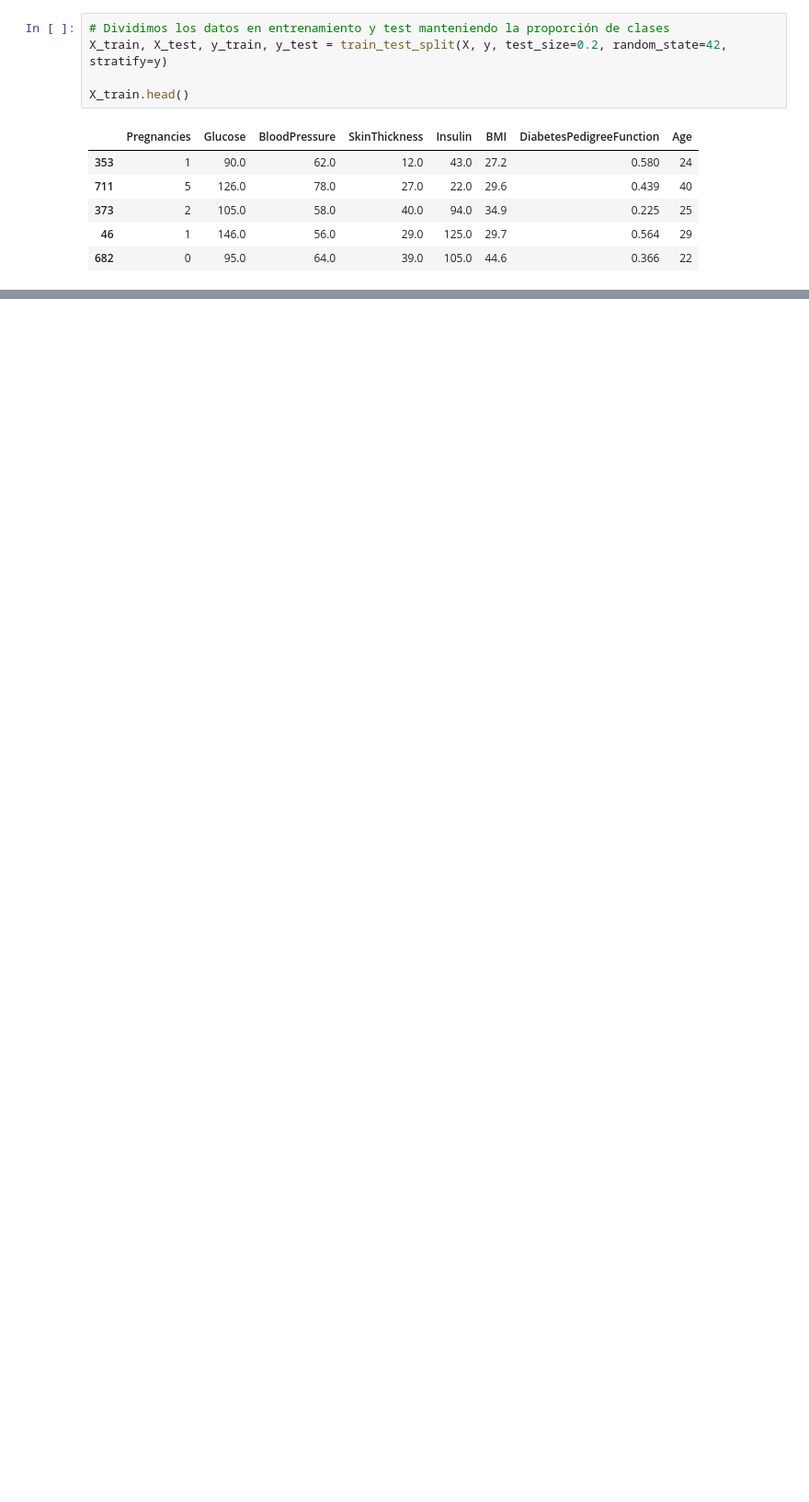
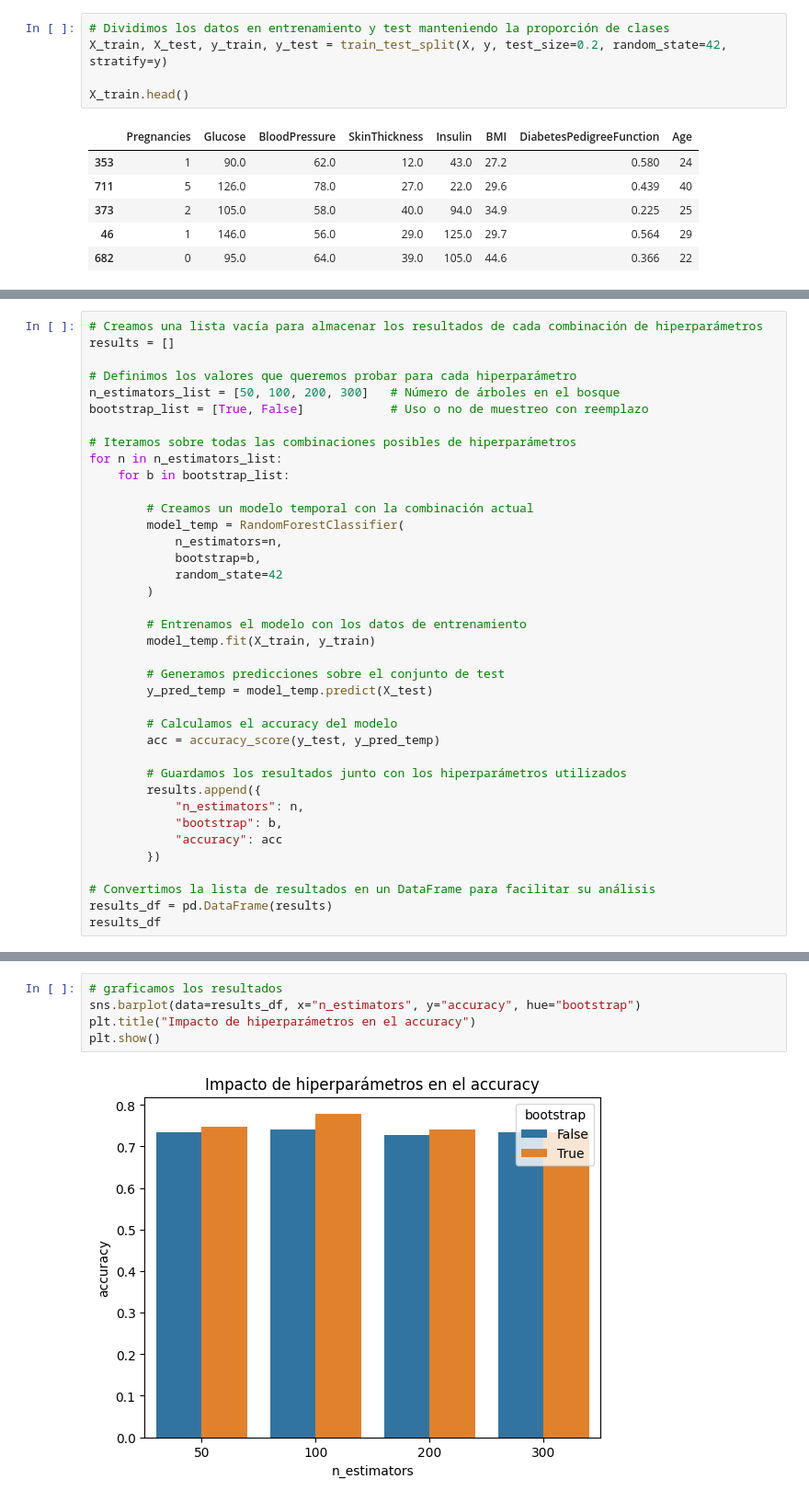
Before and after one commit to 4GeeksAcademy/anaisaponte-GitH-intro-ml, a Jupyter notebook: src/05-random-forest-diabetes.ipynb, the cells around one changed output, grey strips where cells are left out. Shown at 92% size. Saved outputs shown, nothing was run; the diff lists cells and outputs as text; blank space fills up the shorter version.

Commit message:
Proy random forest done

```diff
--- a/src/05-random-forest-diabetes.ipynb
+++ b/src/05-random-forest-diabetes.ipynb
@@ -1005,0 +204,38 @@ joblib.dump(best_model, '../models/decision_tree_diabetes.sav')
+# %%
+# Creamos una lista vacía para almacenar los resultados de cada combinación de hiperparámetros
+results = []
+
+# Definimos los valores que queremos probar para cada hiperparámetro
+n_estimators_list = [50, 100, 200, 300]   # Número de árboles en el bosque
+bootstrap_list = [True, False]            # Uso o no de muestreo con reemplazo
+
+# Iteramos sobre todas las combinaciones posibles de hiperparámetros
+for n in n_estimators_list:
+    for b in bootstrap_list:
+
+        # Creamos un modelo temporal con la combinación actual
+        model_temp = RandomForestClassifier(
+            n_estimators=n,
+            bootstrap=b,
+            random_state=42
+        )
+
+        # Entrenamos el modelo con los datos de entrenamiento
+        model_temp.fit(X_train, y_train)
+
+        # Generamos predicciones sobre el conjunto de test
+        y_pred_temp = model_temp.predict(X_test)
+
+        # Calculamos el accuracy del modelo
+        acc = accuracy_score(y_test, y_pred_temp)
+
+        # Guardamos los resultados junto con los hiperparámetros utilizados
+        results.append({
+            "n_estimators": n,
+            "bootstrap": b,
+            "accuracy": acc
+        })
+
+# Convertimos la lista de resultados en un DataFrame para facilitar su análisis
+results_df = pd.DataFrame(results)
+results_df
@@ -1005,0 +252,7 @@ joblib.dump(best_model, '../models/decision_tree_diabetes.sav')
+# %%
+# graficamos los resultados
+sns.barplot(data=results_df, x="n_estimators", y="accuracy", hue="bootstrap")
+plt.title("Impacto de hiperparámetros en el accuracy")
+plt.show()
+# %% [output]
+[figure, added]
```
Also changed, not shown: parts of 92 cells of this notebook, 2 other files.
